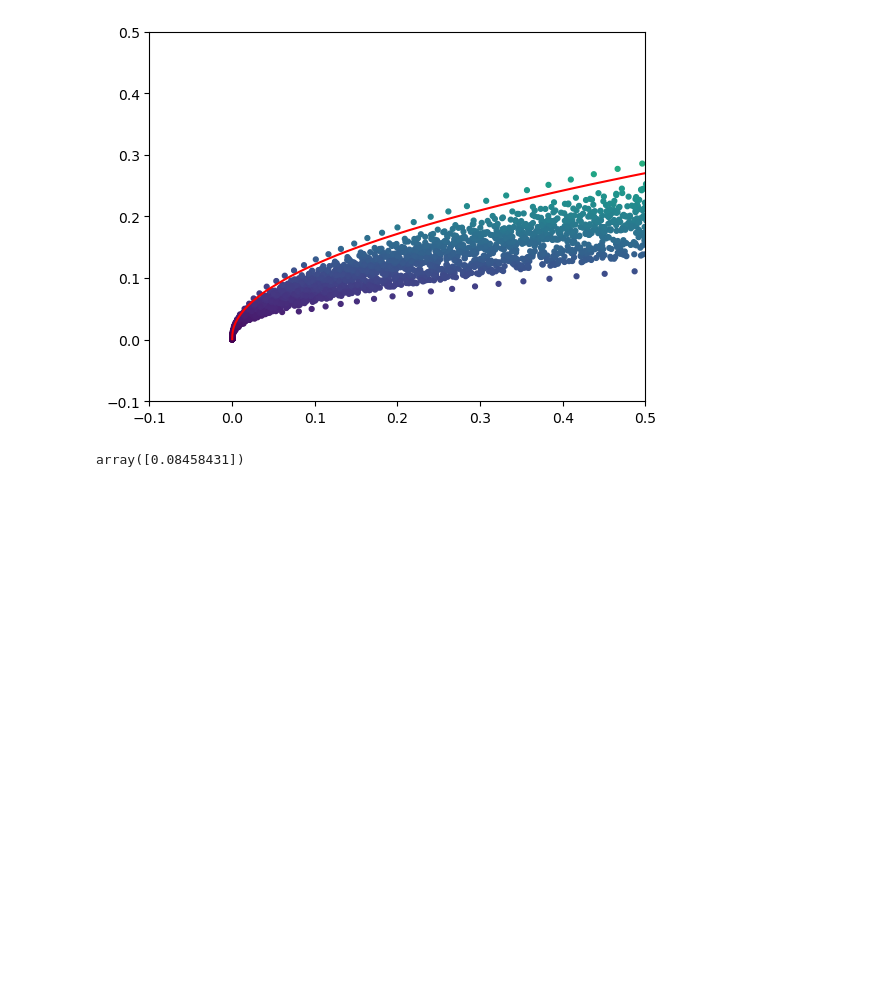
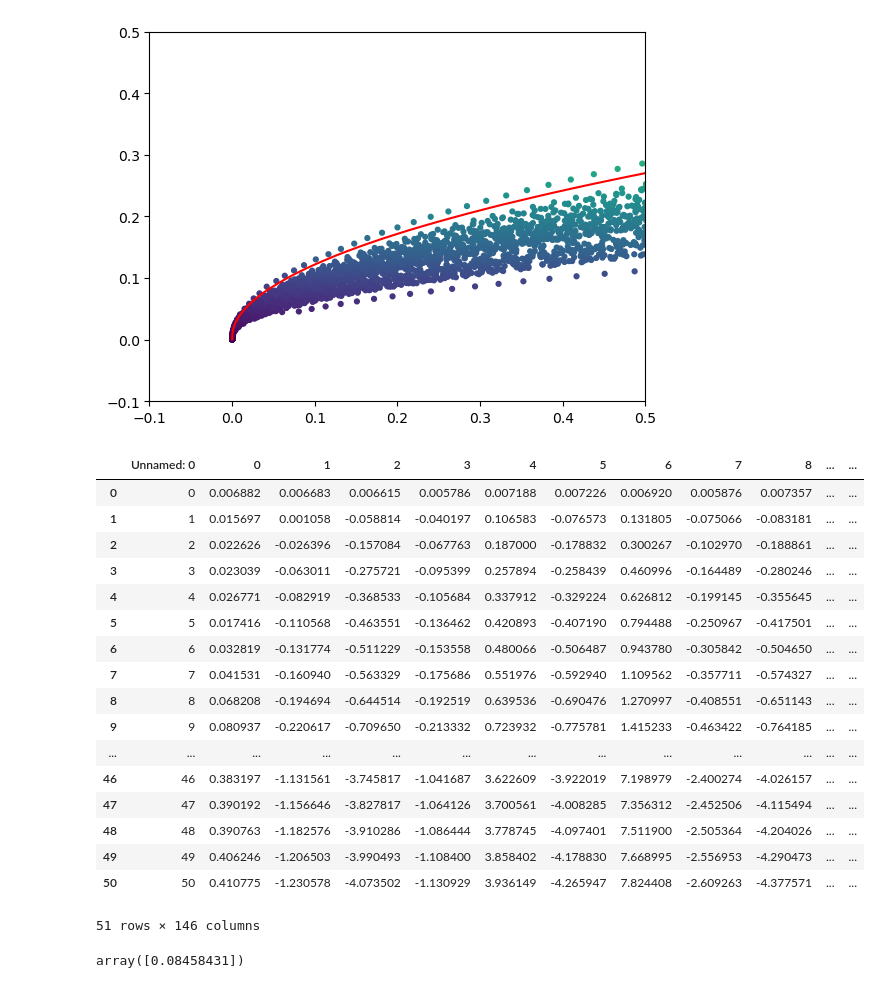
Before and after one commit to victoriawong1123/quant_asset, a Jupyter notebook: project_testing/Final_QARM_Projectcode.ipynb, the cells around one changed output. Saved outputs shown, nothing was run; the diff lists cells and outputs as text; code cells hidden in the pictures; blank space fills up the shorter version.

```diff
--- a/project_testing/Final_QARM_Projectcode.ipynb
+++ b/project_testing/Final_QARM_Projectcode.ipynb
@@ -797,9 +847,29 @@ ax.set_ylim(-0.1, 0.5)
 # %%
 resampled_mu = pd.read_csv('mu_res.csv')
 resampled_vcv = pd.read_csv('cov_res.csv')
 resampled_weight = pd.read_csv('a_res.csv')
 resampled_opt_mu = pd.read_csv('opt_mus.csv')
 resampled_opt_vcv = pd.read_csv('opt_covs.csv')
+resampled_weight
+# %% [output]
+|  | Unnamed: 0 | 0 | 1 | 2 | 3 | 4 | 5 | 6 | 7 | 8 | ... | ... |
+| 0 | 0 | 0.006882 | 0.006683 | 0.006615 | 0.005786 | 0.007188 | 0.007226 | 0.006920 | 0.005876 | 0.007357 | ... | ... |
+| 1 | 1 | 0.015697 | 0.001058 | -0.058814 | -0.040197 | 0.106583 | -0.076573 | 0.131805 | -0.075066 | -0.083181 | ... | ... |
+| 2 | 2 | 0.022626 | -0.026396 | -0.157084 | -0.067763 | 0.187000 | -0.178832 | 0.300267 | -0.102970 | -0.188861 | ... | ... |
+| 3 | 3 | 0.023039 | -0.063011 | -0.275721 | -0.095399 | 0.257894 | -0.258439 | 0.460996 | -0.164489 | -0.280246 | ... | ... |
+| 4 | 4 | 0.026771 | -0.082919 | -0.368533 | -0.105684 | 0.337912 | -0.329224 | 0.626812 | -0.199145 | -0.355645 | ... | ... |
+| 5 | 5 | 0.017416 | -0.110568 | -0.463551 | -0.136462 | 0.420893 | -0.407190 | 0.794488 | -0.250967 | -0.417501 | ... | ... |
+| 6 | 6 | 0.032819 | -0.131774 | -0.511229 | -0.153558 | 0.480066 | -0.506487 | 0.943780 | -0.305842 | -0.504650 | ... | ... |
+| 7 | 7 | 0.041531 | -0.160940 | -0.563329 | -0.175686 | 0.551976 | -0.592940 | 1.109562 | -0.357711 | -0.574327 | ... | ... |
+| 8 | 8 | 0.068208 | -0.194694 | -0.644514 | -0.192519 | 0.639536 | -0.690476 | 1.270997 | -0.408551 | -0.651143 | ... | ... |
+| 9 | 9 | 0.080937 | -0.220617 | -0.709650 | -0.213332 | 0.723932 | -0.775781 | 1.415233 | -0.463422 | -0.764185 | ... | ... |
+| ... | ... | ... | ... | ... | ... | ... | ... | ... | ... | ... | ... | ... |
+| 46 | 46 | 0.383197 | -1.131561 | -3.745817 | -1.041687 | 3.622609 | -3.922019 | 7.198979 | -2.400274 | -4.026157 | ... | ... |
+| 47 | 47 | 0.390192 | -1.156646 | -3.827817 | -1.064126 | 3.700561 | -4.008285 | 7.356312 | -2.452506 | -4.115494 | ... | ... |
+| 48 | 48 | 0.390763 | -1.182576 | -3.910286 | -1.086444 | 3.778745 | -4.097401 | 7.511900 | -2.505364 | -4.204026 | ... | ... |
+| 49 | 49 | 0.406246 | -1.206503 | -3.990493 | -1.108400 | 3.858402 | -4.178830 | 7.668995 | -2.556953 | -4.290473 | ... | ... |
+| 50 | 50 | 0.410775 | -1.230578 | -4.073502 | -1.130929 | 3.936149 | -4.265947 | 7.824408 | -2.609263 | -4.377571 | ... | ... |
+51 rows × 146 columns
 # %%
 #Average Annualized MVP Return
 Expectation_MVP = resampled_mu.iloc[0]
```
Also changed, not shown: parts of 7 cells of this notebook.
